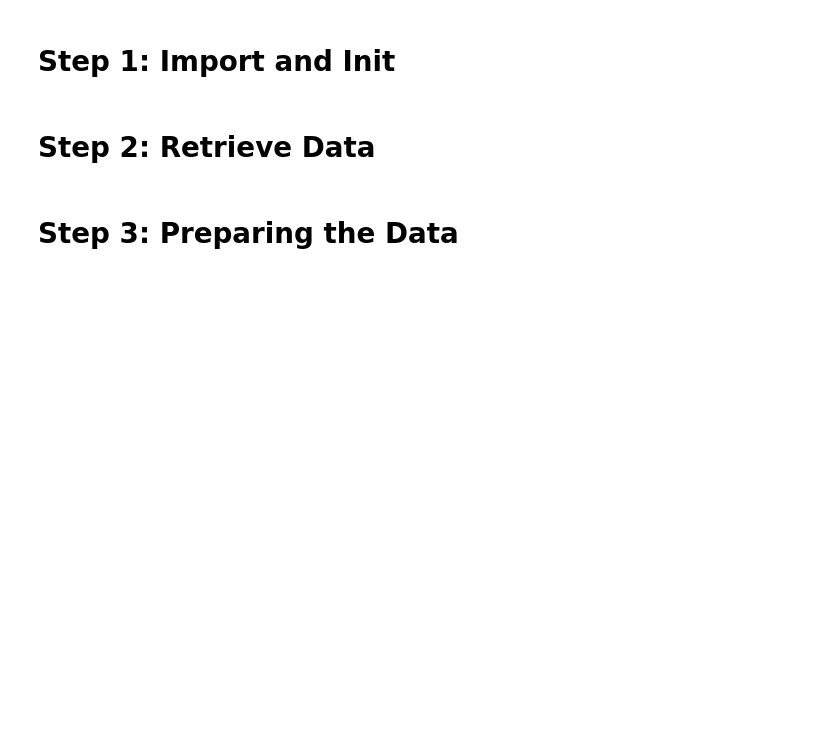
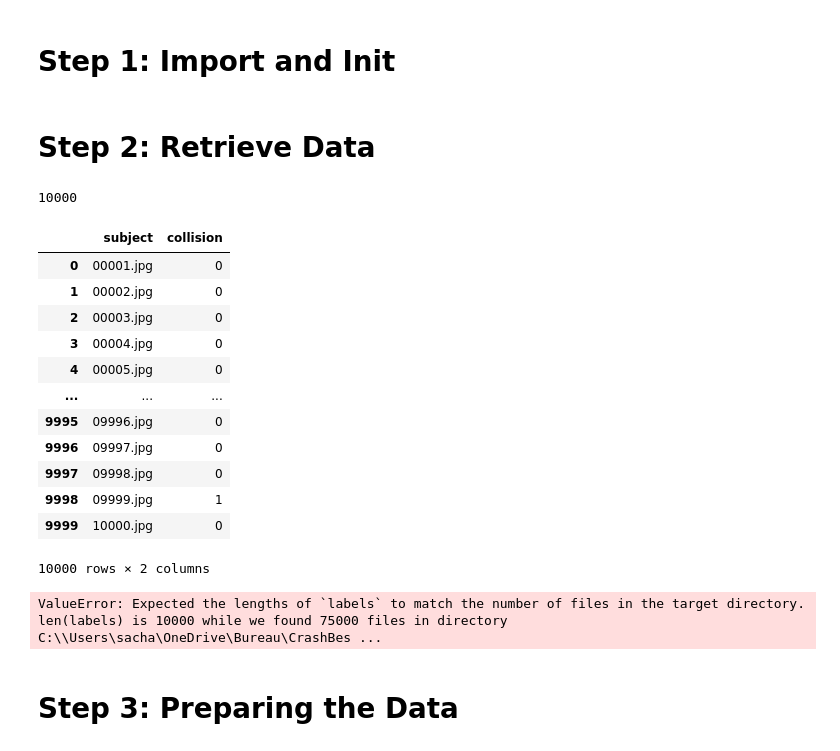
Before and after one commit to SachaVdc/Traffic-Scan, a Jupyter notebook: CrashDetection_tensorflow.ipynb, the cells around one changed output. Saved outputs shown, nothing was run; the diff lists cells and outputs as text; code cells hidden in the pictures; blank space fills up the shorter version.

```diff
--- a/CrashDetection_tensorflow.ipynb
+++ b/CrashDetection_tensorflow.ipynb
@@ -21,24 +22,45 @@ from tensorflow.keras.utils import plot_model
 # Step 2: Retrieve Data
 # %%
 # CSV file path
-CSV_PATH = "Crash_Table.csv"
+CSV_PATH = "Train_Crash_Table.csv"
 
 # Load the CSV file into a DataFrame
 df = pd.read_csv(CSV_PATH)
 
 arr = []
 
 for ind in df.index:
-    for i in range(1, 51):
-        arr.append(df[f"frame_{i}"][ind])
-
+        arr.append(df["collision"])
 print(len(arr))
 df
+# %% [output]
+10000
+|  | subject | collision |
+| 0 | 00001.jpg | 0 |
+| 1 | 00002.jpg | 0 |
+| 2 | 00003.jpg | 0 |
+| 3 | 00004.jpg | 0 |
+| 4 | 00005.jpg | 0 |
+| ... | ... | ... |
+| 9995 | 09996.jpg | 0 |
+| 9996 | 09997.jpg | 0 |
+| 9997 | 09998.jpg | 0 |
+| 9998 | 09999.jpg | 1 |
+| 9999 | 10000.jpg | 0 |
+10000 rows × 2 columns
 # %%
 IMAGE_PATH = "C:\\\\Users\\sacha\\OneDrive\\Bureau\\CrashBest"
+IMAGE_SCALE = 1/8
+IMAGE_HEIGHT = int(720 * IMAGE_SCALE)
+IMAGE_WIDTH = int(1280 * IMAGE_SCALE)
 
 # Load images from the directory and create a dataset
-dataset = keras.preprocessing.image_dataset_from_directory(IMAGE_PATH, labels=arr, batch_size=128, label_mode='int')
+dataset = keras.preprocessing.image_dataset_from_directory(IMAGE_PATH, labels=arr, batch_size=128, label_mode='int', image_size=(IMAGE_HEIGHT , IMAGE_WIDTH))
+
+# Print the structure of the dataset
+print(dataset.element_spec)
+# %% [output]
+ValueError: Expected the lengths of `labels` to match the number of files in the target directory. len(labels) is 10000 while we found 75000 files in directory C:\\Users\sacha\OneDrive\Bureau\CrashBes ...
 # %% [markdown]
 # Step 3: Preparing the Data
 # %%
```
Also changed, not shown: parts of 7 cells of this notebook, 8 other files.
